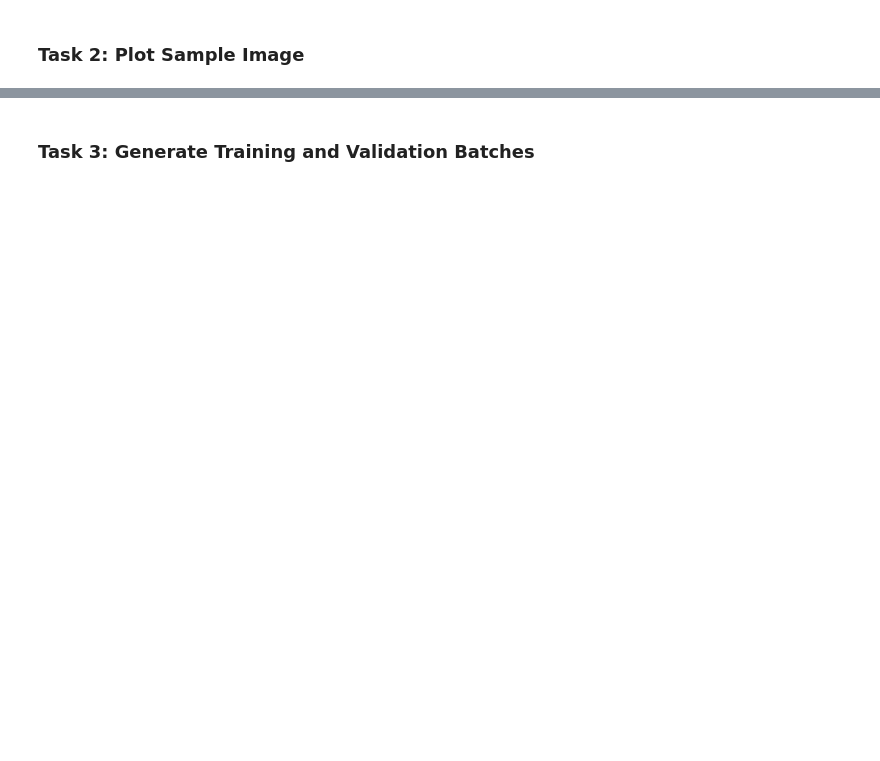
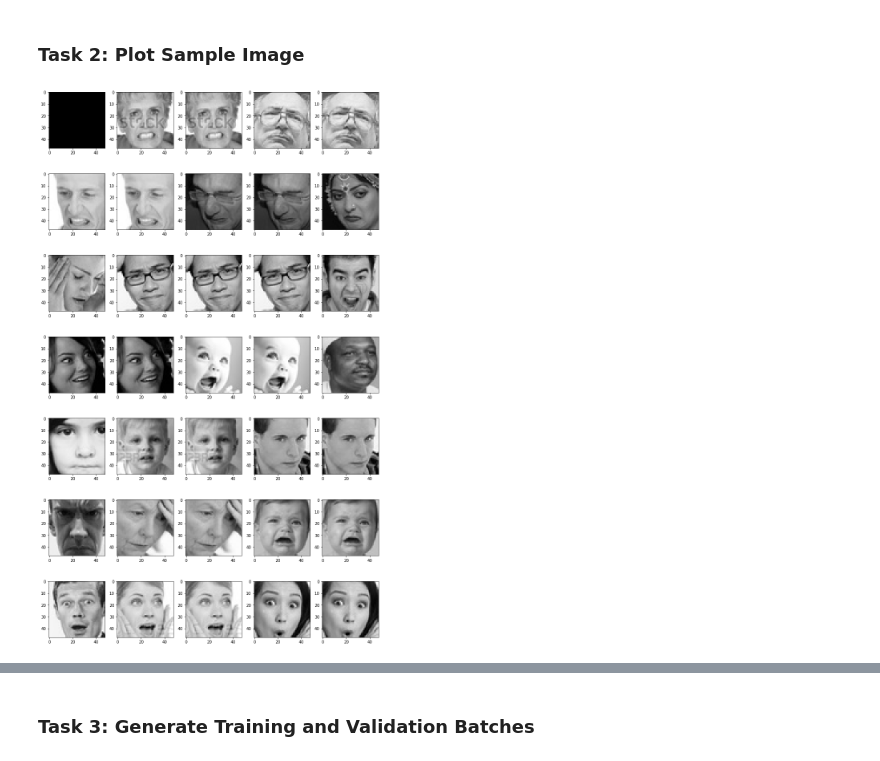
Before and after one commit to Surajv311/Facial-exp-recognition, a Jupyter notebook: Facial_Expression_Training.ipynb, the cells around one changed output, grey strips where cells are left out. Drawn from its saved outputs; the diff is of its cells as text; code cells hidden in the pictures; blank space fills up the shorter version.

```diff
--- a/Facial_Expression_Training.ipynb
+++ b/Facial_Expression_Training.ipynb
@@ -25,2 +35,6 @@ print("Tensorflow version:", tf.__version__)
 # %% [markdown]
 ### Task 2: Plot Sample Image
+# %%
+utils.datasets.fer.plot_example_images(plt).show()
+# %% [output]
+[figure, added]
```
Also changed, not shown: parts of 6 cells of this notebook, 27 other files.
